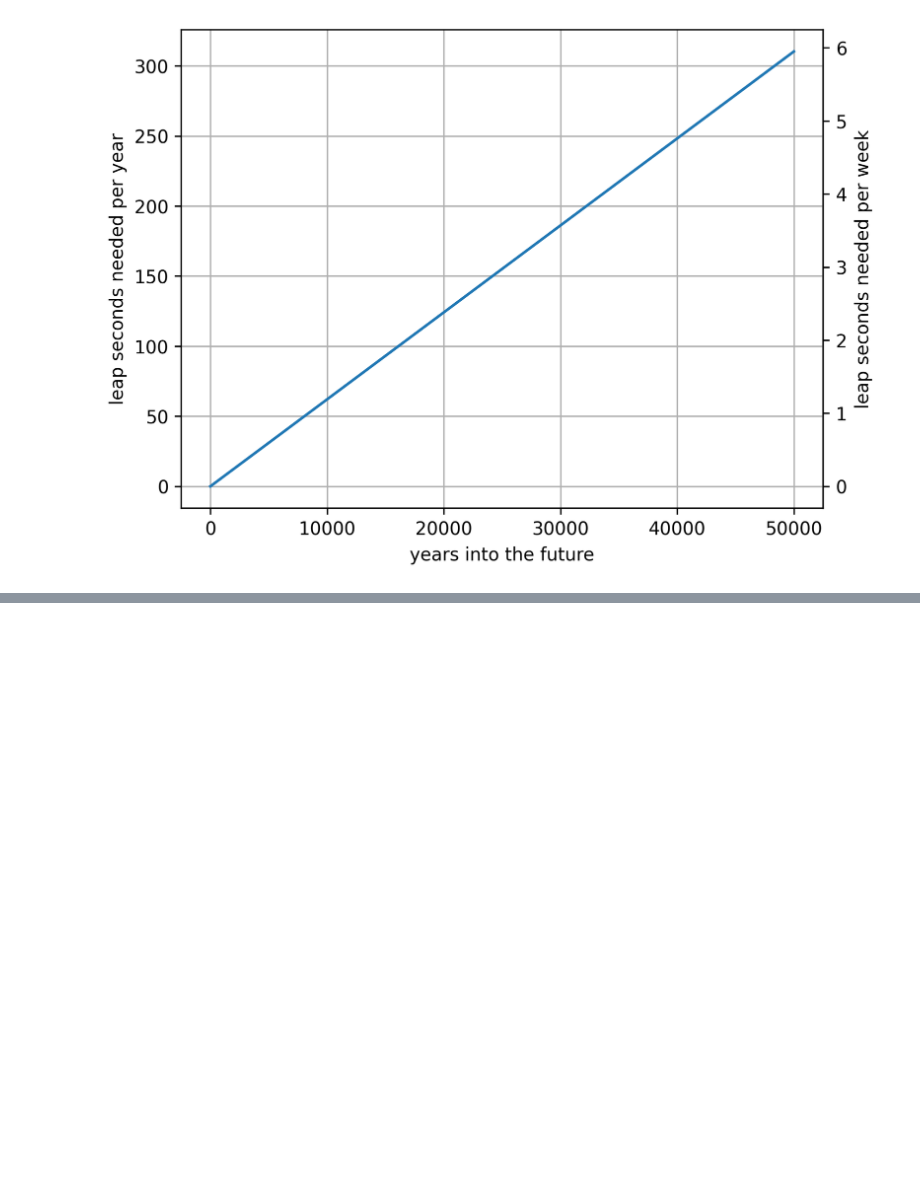
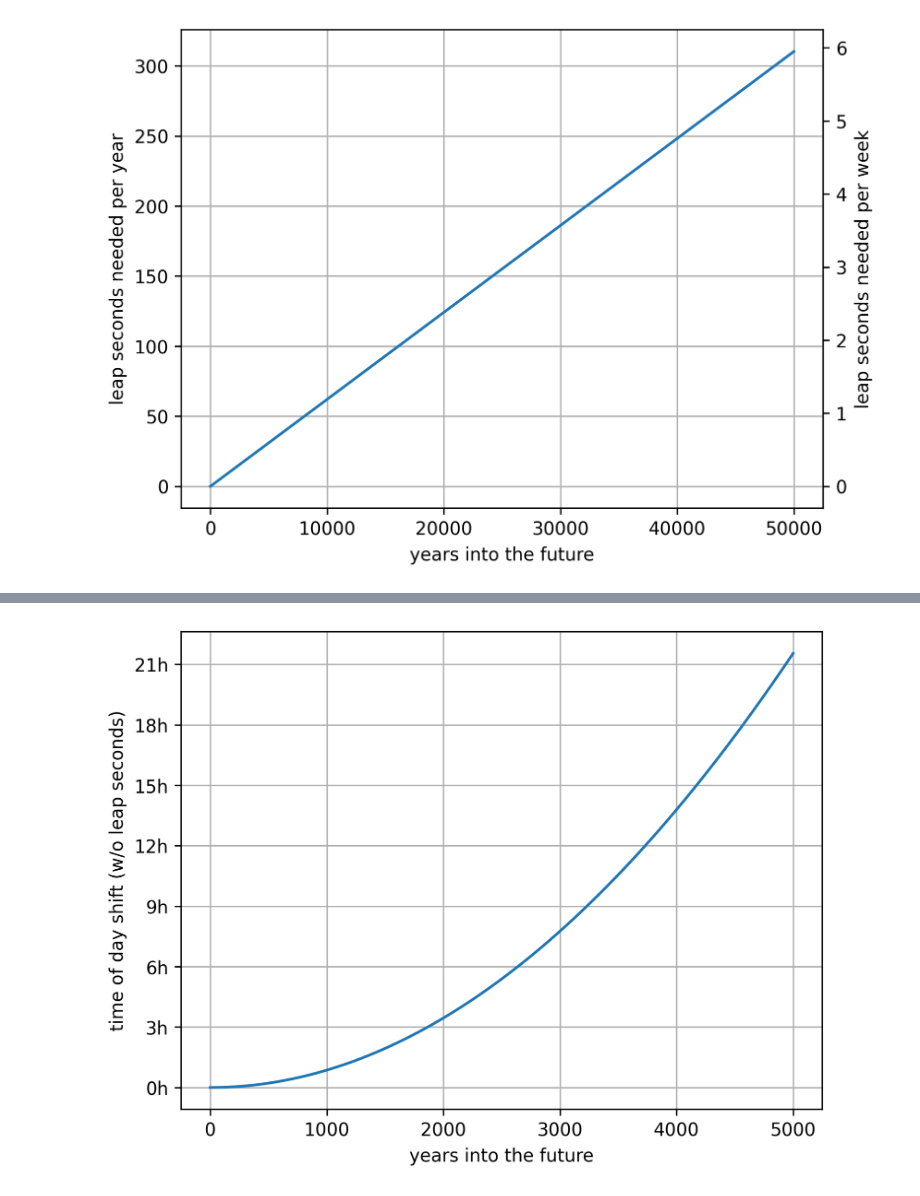
Before and after one commit to multi-io/mydocs-pub, a Jupyter notebook: math/leapseconds/leapseconds.ipynb, the cells around one changed output, grey strips where cells are left out. Saved outputs shown, nothing was run; the diff lists cells and outputs as text; code cells hidden in the pictures; blank space fills up the shorter version.

```diff
--- a/math/leapseconds/leapseconds.ipynb
+++ b/math/leapseconds/leapseconds.ipynb
@@ -51,3 +71,4 @@ Time of day shift in the future
 # %%
-def t_of_day_shift(t): None
+def t_of_day_shift(year):
+    return length_of_day_delta(year) / 2 * year * 365
 # %%
@@ -54,0 +78,16 @@ t_of_day_shift(8000*sc.year)
+# %%
+years = np.linspace(0,5000,200)
+leapsec_per_day = length_of_day_delta(years)
+fig, ax = plt.subplots()
+ax.plot(years, t_of_day_shift(years))
+ax.set_xlabel("years into the future")
+ax.set_ylabel("time of day shift (w/o leap seconds)")
+
+def seconds_to_h(x, pos):
+    hours = int(x // 3600)
+    return f"{hours:d}h"
+ax.yaxis.set_major_formatter(FuncFormatter(seconds_to_h))
+ax.yaxis.set_major_locator(MultipleLocator(3*3600))
+ax.grid(True)
+# %% [output]
+[figure, added]
```
Also changed, not shown: parts of 11 cells of this notebook, 1 other file.
